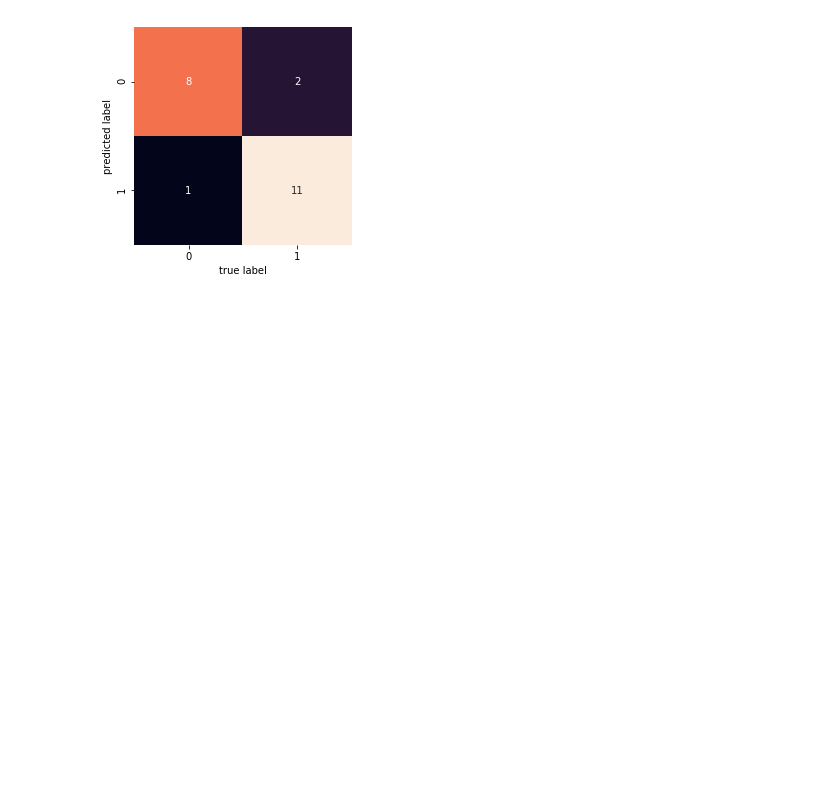
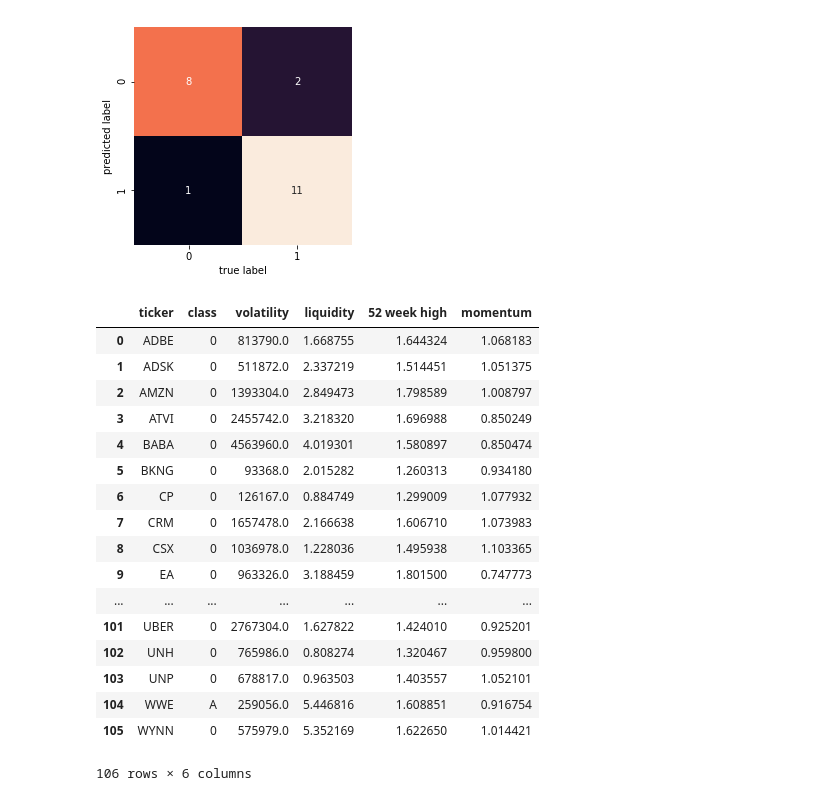
Before and after one commit to wellslu/CTBC-PROJECT, a Jupyter notebook: main.ipynb, the cells around one changed output. Cells and saved outputs as stored; diff of their text form; code cells hidden in the pictures; blank space fills up the shorter version.

```diff
--- a/main.ipynb
+++ b/main.ipynb
@@ -436,3 +476,56 @@ plt.xlabel('true label')
 plt.ylabel('predicted label')
 # %% [output]
 [figure]
+# %%
+f13_data = tool.f13_data
+price_data = tool.price_data
+
+# season_date_list = ['201909', '201906', '201903', '201812']
+f13_data = f13_data[f13_data['Date'].isin(season_date_list)]
+
+all_date = sorted(list(set(price_data['Date'].astype('int'))))
+final = pd.DataFrame(columns=['ticker', 'class', 'volatility', 'liquidity', '52 week high', 'momentum'])
+for date, df in f13_data.groupby('Date'):
+    index = all_date.index(int(date))
+    start = index - 12
+    end = index
+    if start < 0:
+        start = 0
+    last_12month = all_date[start:end]
+    last_12month = [str(i) for i in last_12month]
+    last_year_price = price_data[price_data['Date'].isin(last_12month)]
+    df = last_year_price.merge(df[['Ticker', 'Class']], on=['Ticker', 'Class'])
+    for group, df1 in df.groupby(['Ticker', 'Class']):
+        ticker, cls = group
+        max_price = max(df1['ASKHI'])
+        min_price = min(df1['BIDLO'])
+        week_high = max_price / min_price
+        df1 = df1.sort_values('Date').reset_index(drop=True)
+        df_len = len(df1)
+        mom = np.mean(df1[df_len-2:df_len]['PRC']) / np.mean(df1['PRC'])
+        df1 = df1[df1['Date']==last_12month[-1]].reset_index(drop=True)
+        vol = df1['VOL'][0]
+        liq = vol / df1['SHROUT'][0]
+        final.loc[-1] = [ticker, cls, vol, liq, week_high, mom]
+        final = final.reset_index(drop=True)
+# %%
+final
+# %% [output]
+|  | ticker | class | volatility | liquidity | 52 week high | momentum |
+| 0 | ADBE | 0 | 813790.0 | 1.668755 | 1.644324 | 1.068183 |
+| 1 | ADSK | 0 | 511872.0 | 2.337219 | 1.514451 | 1.051375 |
+| 2 | AMZN | 0 | 1393304.0 | 2.849473 | 1.798589 | 1.008797 |
+| 3 | ATVI | 0 | 2455742.0 | 3.218320 | 1.696988 | 0.850249 |
+| 4 | BABA | 0 | 4563960.0 | 4.019301 | 1.580897 | 0.850474 |
+| 5 | BKNG | 0 | 93368.0 | 2.015282 | 1.260313 | 0.934180 |
+| 6 | CP | 0 | 126167.0 | 0.884749 | 1.299009 | 1.077932 |
+| 7 | CRM | 0 | 1657478.0 | 2.166638 | 1.606710 | 1.073983 |
+| 8 | CSX | 0 | 1036978.0 | 1.228036 | 1.495938 | 1.103365 |
+| 9 | EA | 0 | 963326.0 | 3.188459 | 1.801500 | 0.747773 |
+| ... | ... | ... | ... | ... | ... | ... |
+| 101 | UBER | 0 | 2767304.0 | 1.627822 | 1.424010 | 0.925201 |
+| 102 | UNH | 0 | 765986.0 | 0.808274 | 1.320467 | 0.959800 |
+| 103 | UNP | 0 | 678817.0 | 0.963503 | 1.403557 | 1.052101 |
+| 104 | WWE | A | 259056.0 | 5.446816 | 1.608851 | 0.916754 |
+| 105 | WYNN | 0 | 575979.0 | 5.352169 | 1.622650 | 1.014421 |
+106 rows × 6 columns
```
Also changed, not shown: parts of 34 cells of this notebook.
